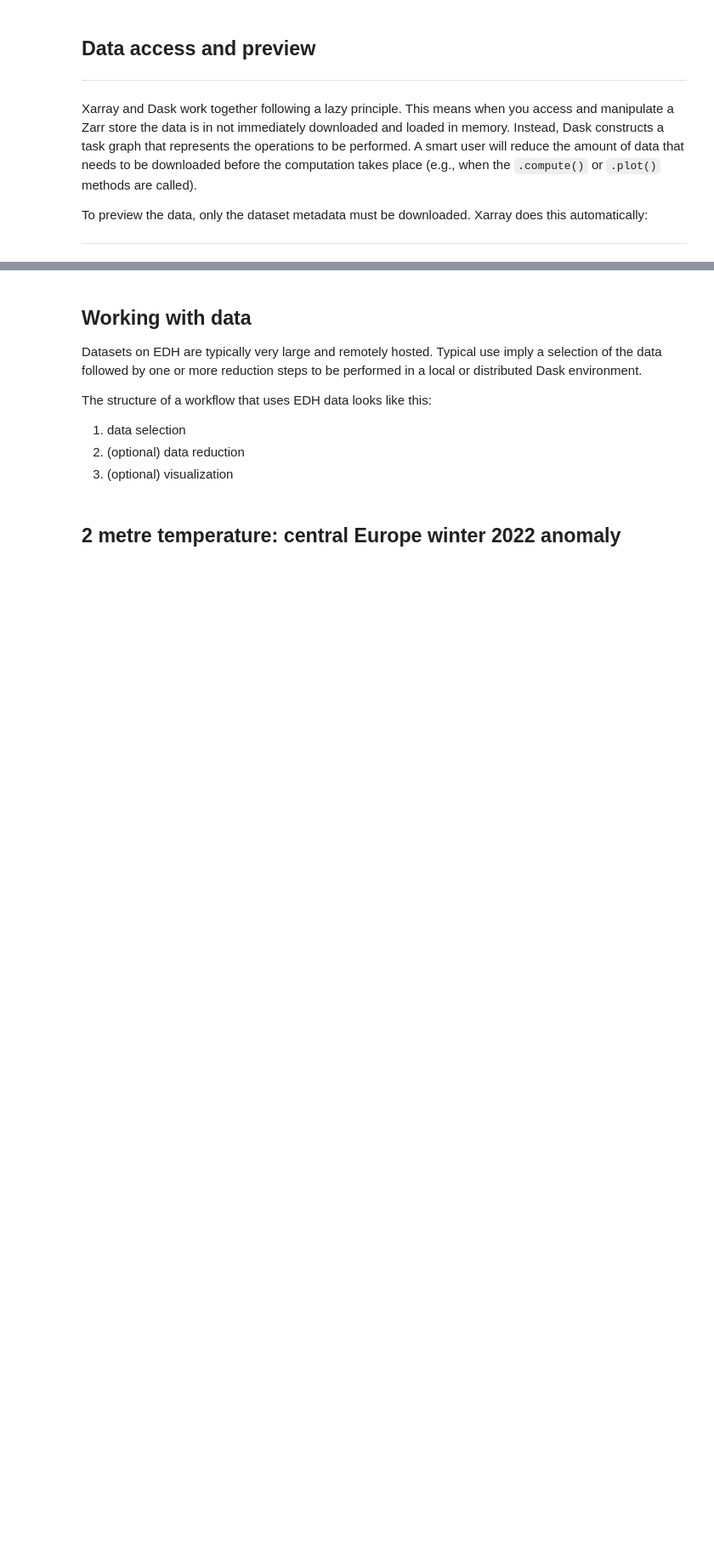
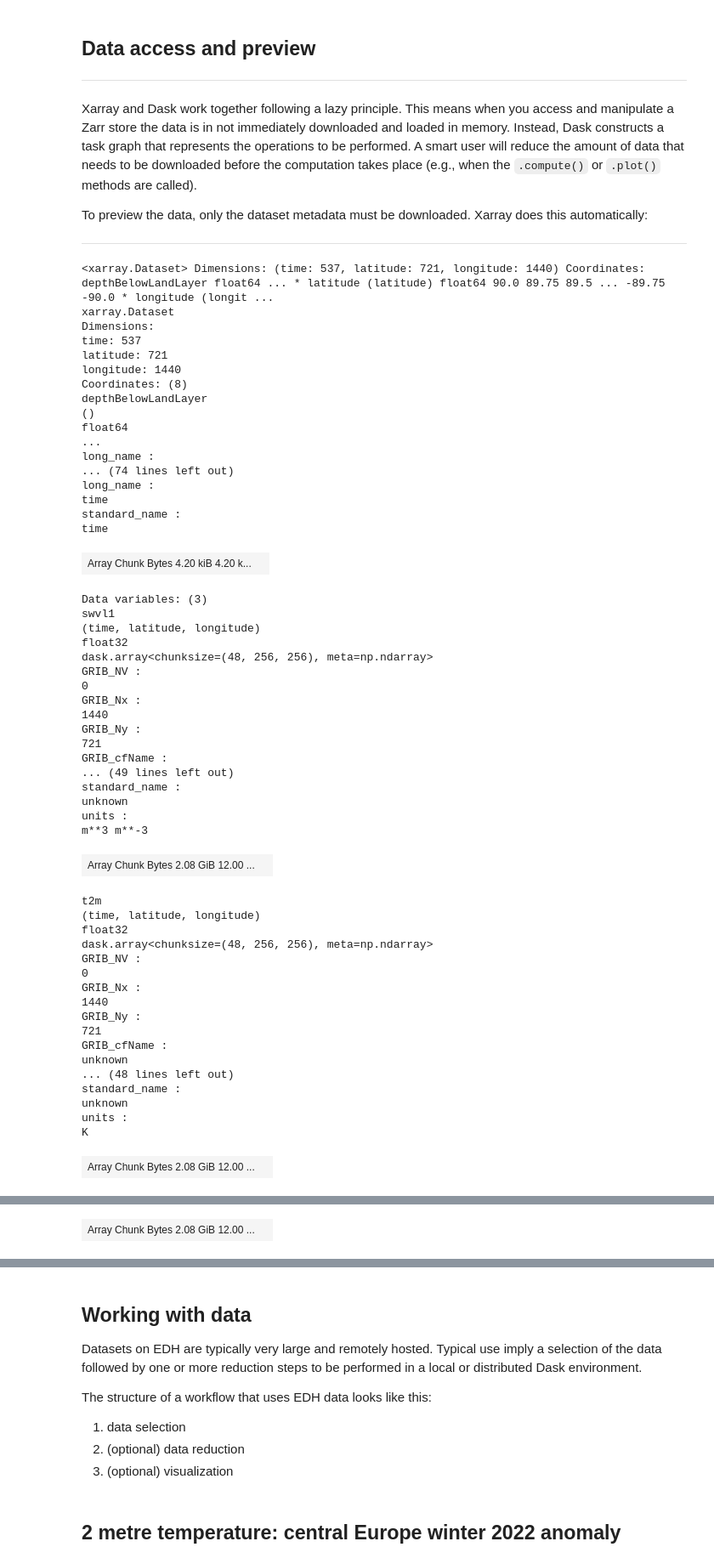
Before and after one commit to bopen/earthdatahub-notebooks, a Jupyter notebook: use-cases/tutorial-era5-ecv-for-climate-change.ipynb, the cells around one changed output, grey strips where cells are left out. Shown at 85% size. Saved outputs shown, nothing was run; the diff lists cells and outputs as text; code cells hidden in the pictures; blank space fills up the shorter version.

```diff
--- a/use-cases/tutorial-era5-ecv-for-climate-change.ipynb
+++ b/use-cases/tutorial-era5-ecv-for-climate-change.ipynb
@@ -27,16 +27,71 @@ To preview the data, only the dataset metadata must be downloaded. Xarray does t
 # %%
 import xarray as xr
 
 # your `~/.netrc` file MUST contain your credentials for earthdatahub.com
 #
 # machine earthdatahub.com
 #   login {your_username}
 #   password {your_password}
 
 ds = xr.open_dataset(
     "https://earthdatahub.com/stores/hedp/era5/ecv-for-climate-change-1979-2023.zarr",
     chunks={},
     engine="zarr",
     storage_options={"client_kwargs": {"trust_env": True}},
-)
+).astype("float32")
 ds
+# %% [output]
+<xarray.Dataset> Dimensions: (time: 537, latitude: 721, longitude: 1440) Coordinates: depthBelowLandLayer float64 ... * latitude (latitude) float64 90.0 89.75 89.5 ... -89.75 -90.0 * longitude (longit ...
+xarray.Dataset
+Dimensions:
+time: 537
+latitude: 721
+longitude: 1440
+Coordinates: (8)
+depthBelowLandLayer
+()
+float64
+...
+long_name :
+... (74 lines left out)
+long_name :
+time
+standard_name :
+time
+| Array Chunk Bytes 4.20 kiB 4.20 k... |  |
+Data variables: (3)
+swvl1
+(time, latitude, longitude)
+float32
+dask.array<chunksize=(48, 256, 256), meta=np.ndarray>
+GRIB_NV :
+0
+GRIB_Nx :
+1440
+GRIB_Ny :
+721
+GRIB_cfName :
+... (49 lines left out)
+standard_name :
+unknown
+units :
+m**3 m**-3
+| Array Chunk Bytes 2.08 GiB 12.00 ... |  |
+t2m
+(time, latitude, longitude)
+float32
+dask.array<chunksize=(48, 256, 256), meta=np.ndarray>
+GRIB_NV :
+0
+GRIB_Nx :
+1440
+GRIB_Ny :
+721
+GRIB_cfName :
+unknown
+... (48 lines left out)
+standard_name :
+unknown
+units :
+K
+| Array Chunk Bytes 2.08 GiB 12.00 ... |  |
@@ -42,0 +115 @@ ds
+| Array Chunk Bytes 2.08 GiB 12.00 ... |  |
```
Also changed, not shown: parts of 8 cells of this notebook, 4 other files.
